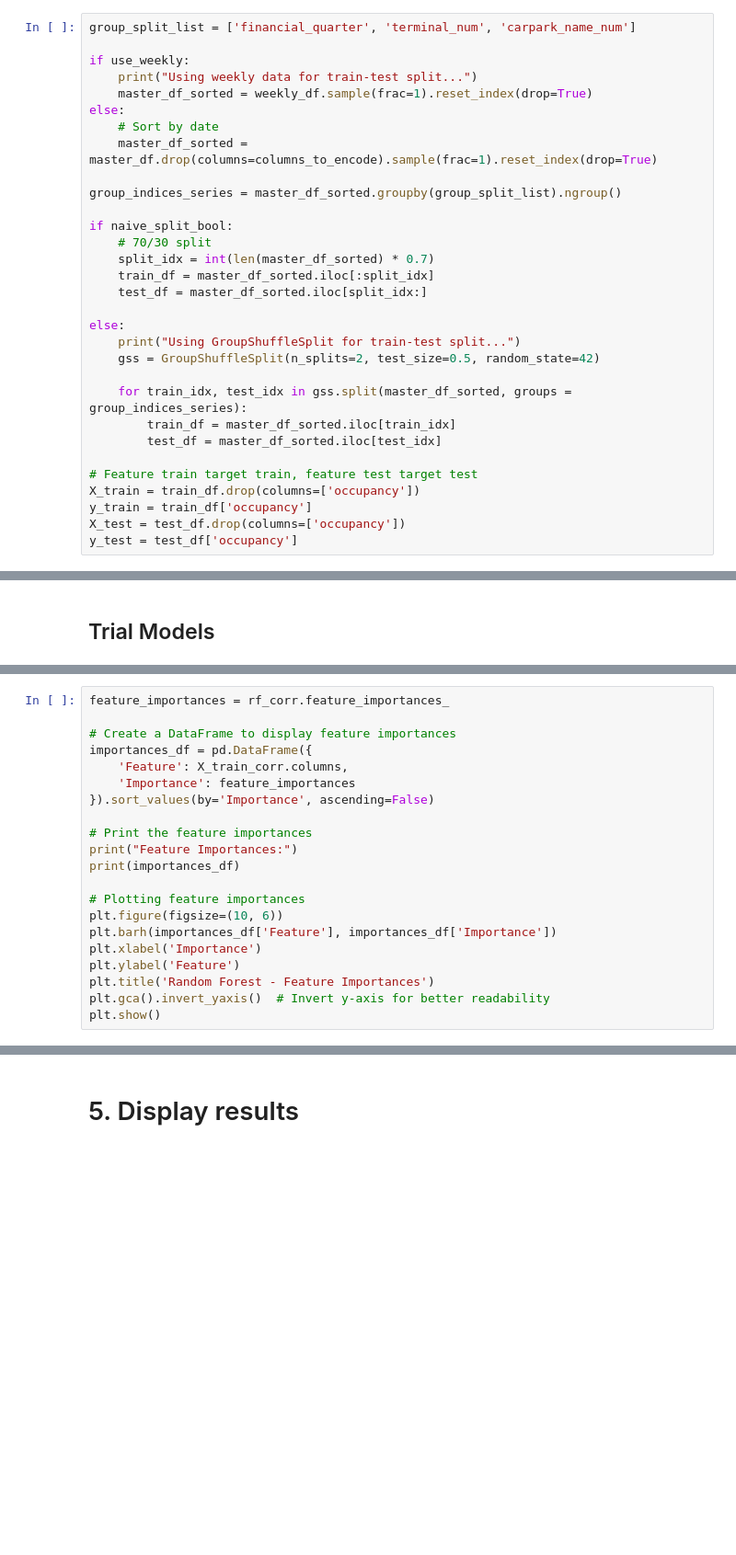
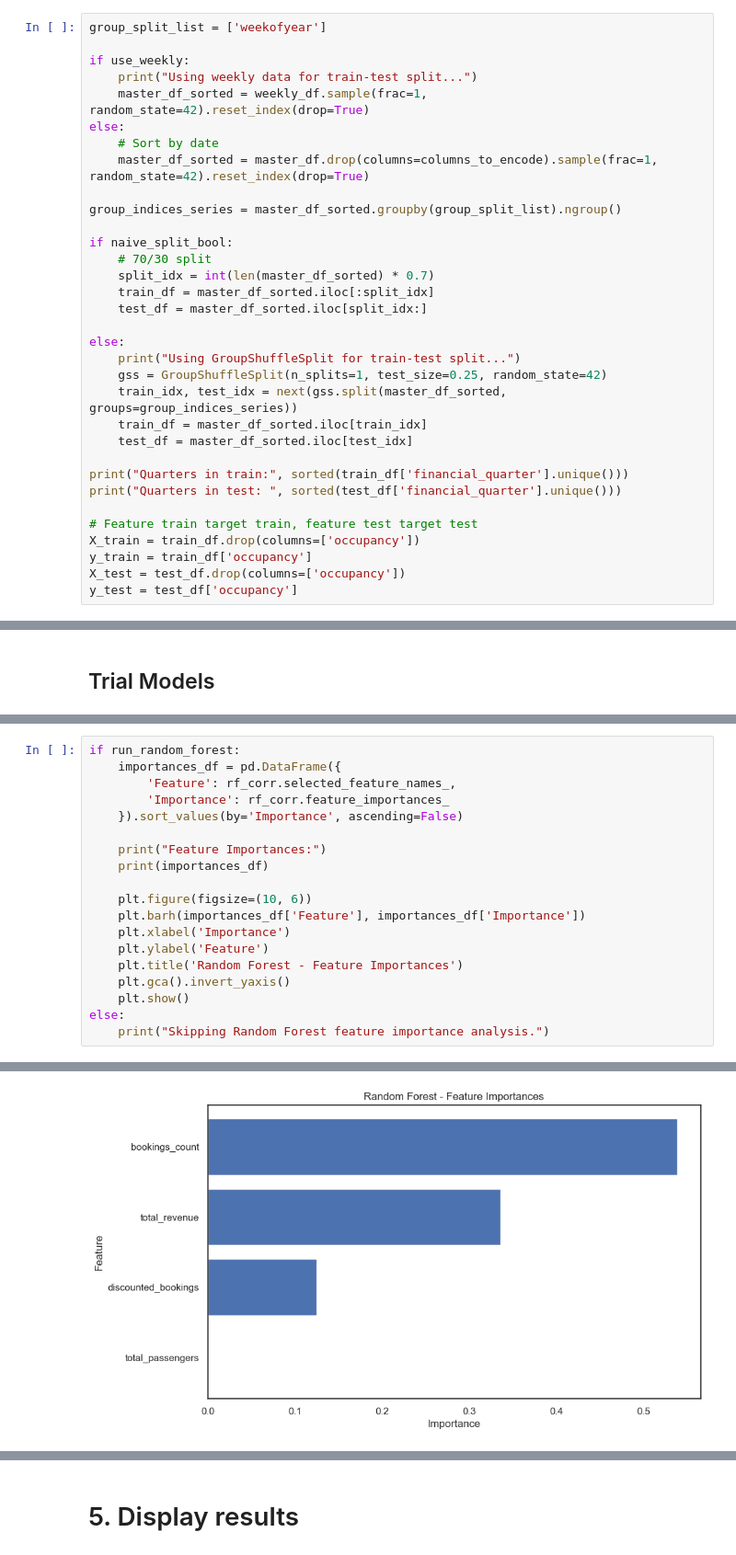
Before and after one commit to keith-17/Data-Projects, a Jupyter notebook: CAVU/analysis/analysis.ipynb, the cells around one changed output, grey strips where cells are left out. Shown at 92% size. Drawn from its saved outputs; the diff is of its cells as text; blank space fills up the shorter version.

```diff
--- a/CAVU/analysis/analysis.ipynb
+++ b/CAVU/analysis/analysis.ipynb
@@ -444,12 +855,12 @@ master_df.groupby(['financial_quarter', 'terminal']).agg({'occupancy': ['sum', '
 # %%
-group_split_list = ['financial_quarter', 'terminal_num', 'carpark_name_num']
+group_split_list = ['weekofyear']
 
 if use_weekly:
     print("Using weekly data for train-test split...")
-    master_df_sorted = weekly_df.sample(frac=1).reset_index(drop=True)
+    master_df_sorted = weekly_df.sample(frac=1, random_state=42).reset_index(drop=True)
 else:
     # Sort by date
-    master_df_sorted = master_df.drop(columns=columns_to_encode).sample(frac=1).reset_index(drop=True)
+    master_df_sorted = master_df.drop(columns=columns_to_encode).sample(frac=1, random_state=42).reset_index(drop=True)
 
 group_indices_series = master_df_sorted.groupby(group_split_list).ngroup()
 
@@ -461,11 +872,13 @@ if naive_split_bool:
 
 else:
     print("Using GroupShuffleSplit for train-test split...")
-    gss = GroupShuffleSplit(n_splits=2, test_size=0.5, random_state=42)
+    gss = GroupShuffleSplit(n_splits=1, test_size=0.25, random_state=42)
+    train_idx, test_idx = next(gss.split(master_df_sorted, groups=group_indices_series))
+    train_df = master_df_sorted.iloc[train_idx]
+    test_df = master_df_sorted.iloc[test_idx]
 
-    for train_idx, test_idx in gss.split(master_df_sorted, groups = group_indices_series):
-        train_df = master_df_sorted.iloc[train_idx]
-        test_df = master_df_sorted.iloc[test_idx]
+print("Quarters in train:", sorted(train_df['financial_quarter'].unique()))
+print("Quarters in test: ", sorted(test_df['financial_quarter'].unique()))
 
 # Feature train target train, feature test target test
 X_train = train_df.drop(columns=['occupancy'])
@@ -576,21 +1074,20 @@ print(f"Random Forest (Corr) MSE: {mse_rf_corr:.2f}")
 # %%
-feature_importances = rf_corr.feature_importances_
+if run_random_forest:
+    importances_df = pd.DataFrame({
+        'Feature': rf_corr.selected_feature_names_,
+        'Importance': rf_corr.feature_importances_
+    }).sort_values(by='Importance', ascending=False)
 
-# Create a DataFrame to display feature importances
-importances_df = pd.DataFrame({
-    'Feature': X_train_corr.columns,
-    'Importance': feature_importances
-}).sort_values(by='Importance', ascending=False)
+    print("Feature Importances:")
+    print(importances_df)
 
-# Print the feature importances
-print("Feature Importances:")
-print(importances_df)
-
-# Plotting feature importances
-plt.figure(figsize=(10, 6))
-plt.barh(importances_df['Feature'], importances_df['Importance'])
-plt.xlabel('Importance')
-plt.ylabel('Feature')
-plt.title('Random Forest - Feature Importances')
-plt.gca().invert_yaxis()  # Invert y-axis for better readability
-plt.show()
+    plt.figure(figsize=(10, 6))
+    plt.barh(importances_df['Feature'], importances_df['Importance'])
+    plt.xlabel('Importance')
+    plt.ylabel('Feature')
+    plt.title('Random Forest - Feature Importances')
+    plt.gca().invert_yaxis()
+    plt.show()
+else:
+    print("Skipping Random Forest feature importance analysis.")
+# %% [output]
@@ -597 +1100,2 @@ plt.show()
+[figure, added]
 # %%
```
Also changed, not shown: parts of 58 cells of this notebook, 6 other files.
